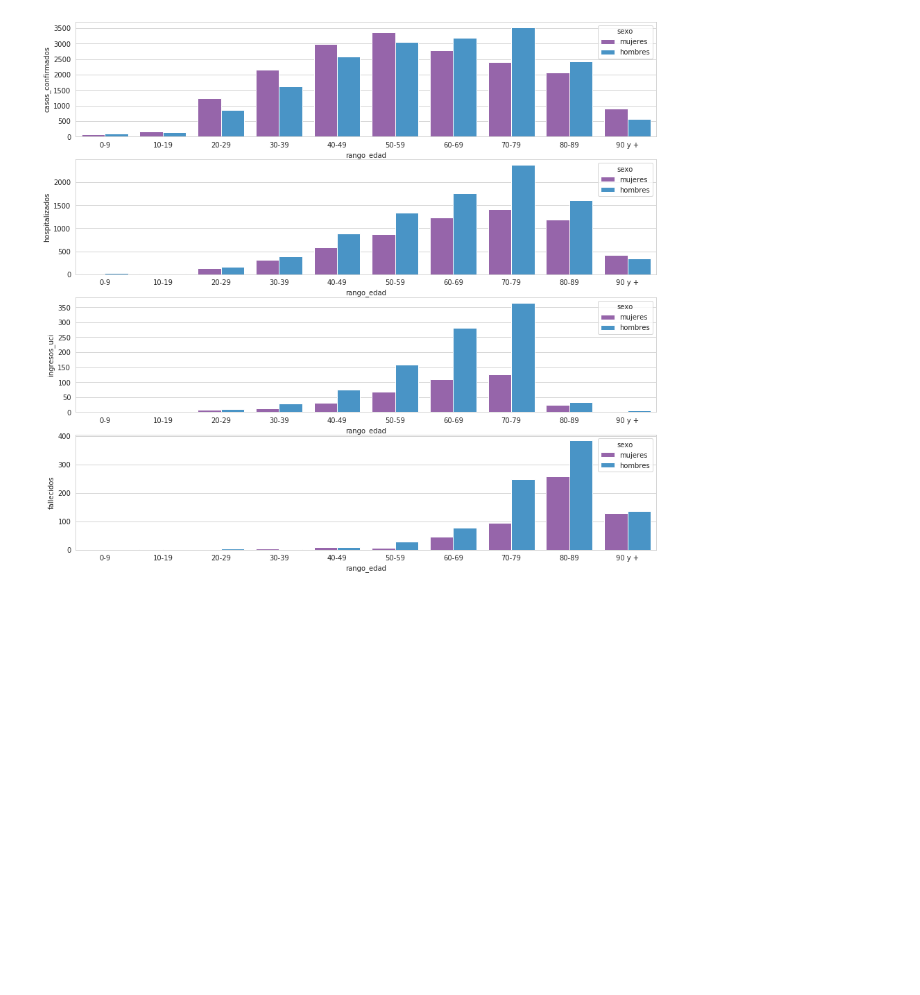
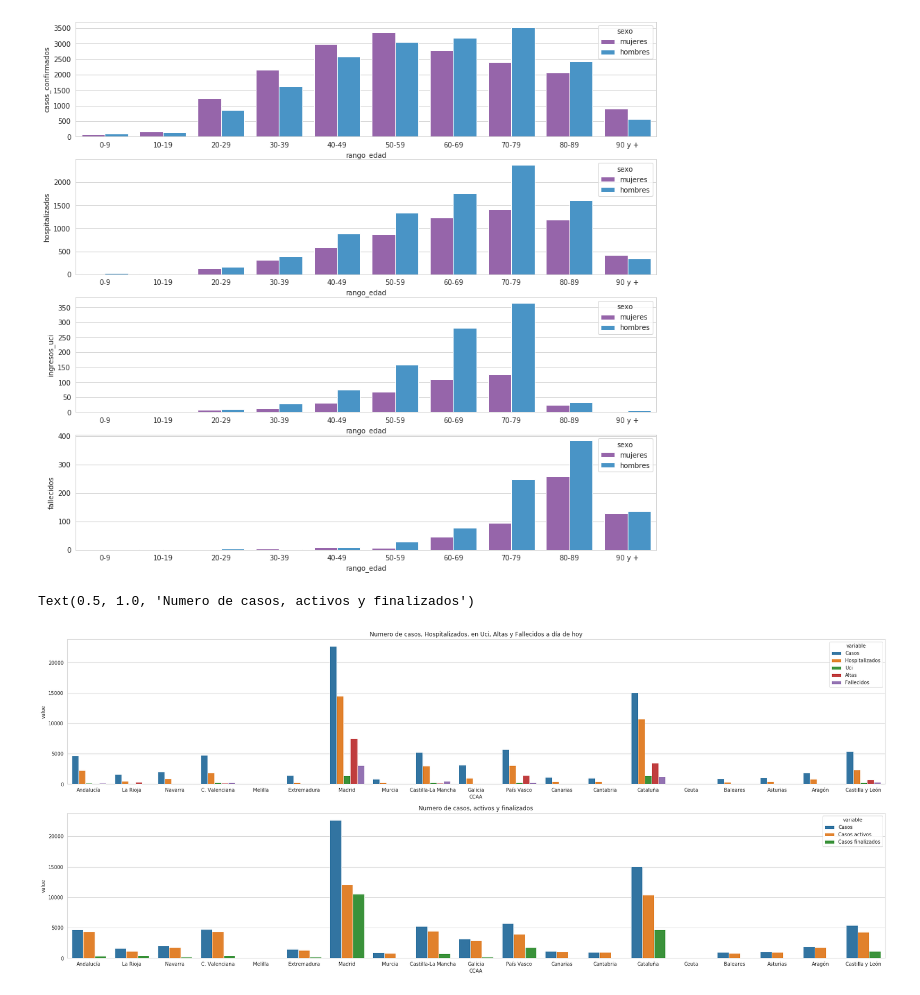
Before and after one commit to cmiglio/coronavirus_global_spain, a Jupyter notebook: plot_cases.ipynb, the cells around one changed output. Cells and saved outputs as stored; diff of their text form; code cells hidden in the pictures; blank space fills up the shorter version.

```diff
--- a/plot_cases.ipynb
+++ b/plot_cases.ipynb
@@ -313,3 +328,36 @@ for i, parameter in enumerate(parameters):
     sns.barplot(ax=ax[i],x="rango_edad", y=parameter, hue='sexo', data=spain_ages, palette=sns.color_palette(flatui));
 # %% [output]
 [figure]
+# %%
+# Me quedo solamente con la columna de CCAA y la ultima columna (último día)
+def clean_data_last_day(data,val_name):
+
+    data = data.iloc[:,[1,-1]]
+    data = data.rename(columns={data.columns[-1]: val_name})
+    data = data.set_index('CCAA')
+    return data
+# %%
+# Comparaciones a dia de hoy de Altas, casos, fallecidos, hospitalizados, uci
+altas = clean_data_last_day(pd.read_csv('https://raw.githubusercontent.com/datadista/datasets/master/COVID%2019/ccaa_covid19_altas.csv'),'Altas')
+casos = clean_data_last_day(pd.read_csv('https://raw.githubusercontent.com/datadista/datasets/master/COVID%2019/ccaa_covid19_casos.csv'),'Casos')
+fallecidos = clean_data_last_day(pd.read_csv('https://raw.githubusercontent.com/datadista/datasets/master/COVID%2019/ccaa_covid19_fallecidos.csv'),'Fallecidos')
+hospitalizados = clean_data_last_day(pd.read_csv('https://raw.githubusercontent.com/datadista/datasets/master/COVID%2019/ccaa_covid19_hospitalizados.csv'),'Hospitalizados')
+uci = clean_data_last_day(pd.read_csv('https://raw.githubusercontent.com/datadista/datasets/master/COVID%2019/ccaa_covid19_uci.csv'),'Uci')
+# %%
+merged = uci.merge(hospitalizados.merge(fallecidos.merge(altas.merge(casos,left_index=True,right_index=True),left_index=True,right_index=True),left_index=True,right_index=True),left_index=True,right_index=True)
+merged = merged.reset_index()
+merged['Casos finalizados'] = merged['Fallecidos'] + merged ['Altas']
+merged['Casos activos'] = merged['Casos'] - merged['Casos finalizados']
+merged = merged.melt('CCAA')
+
+hueorder = ['Casos', 'Hospitalizados','Uci','Altas','Fallecidos']
+fig_size = (30,12)
+fig, ax = plt.subplots(2,figsize=fig_size)
+sns.barplot(ax=ax[0],x="CCAA", y="value", data=merged,hue='variable',order=autonomies,hue_order=hueorder)
+ax[0].set_title('Numero de casos, Hospitalizados, en Uci, Altas y Fallecidos a día de hoy')
+hueorder = ['Casos','Casos activos','Casos finalizados']
+sns.barplot(ax=ax[1],x="CCAA", y="value", data=merged,hue='variable',order=autonomies,hue_order=hueorder)
+ax[1].set_title('Numero de casos, activos y finalizados')
+# %% [output]
+Text(0.5, 1.0, 'Numero de casos, activos y finalizados')
+[figure, added]
```
Also changed, not shown: parts of 12 cells of this notebook.
